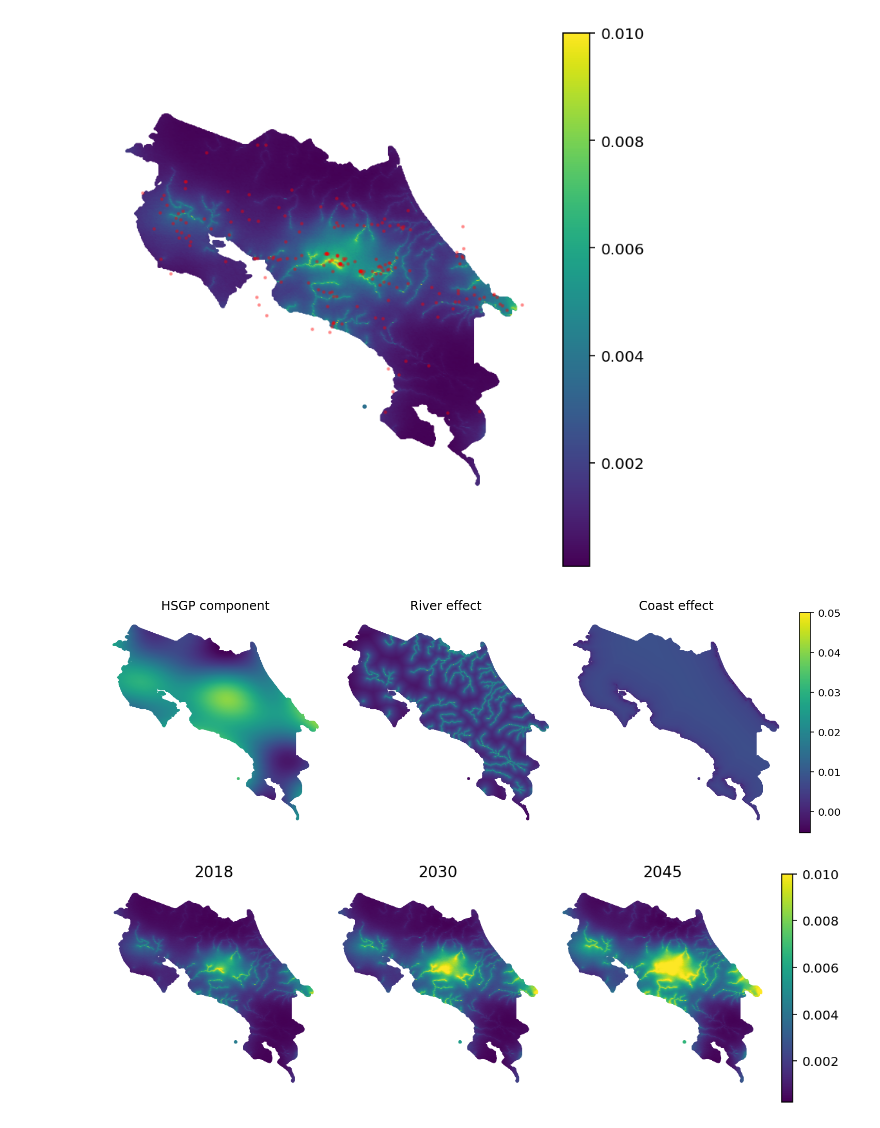
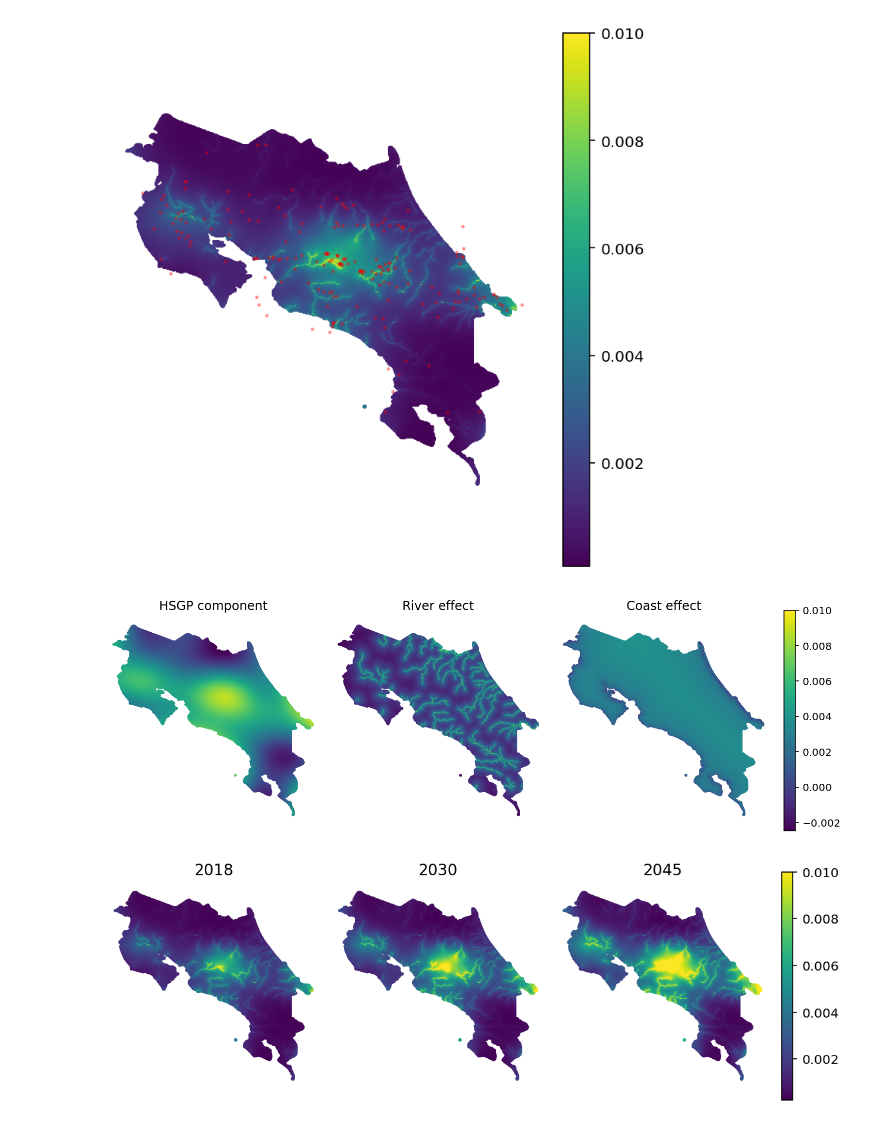
Before and after one commit to jessegrabowski/laos-climate-change, a Jupyter notebook: notebooks/final_paper/05b_geo_model_central_america.ipynb, the cells around one changed output. Drawn from its saved outputs; the diff is of its cells as text; code cells hidden in the pictures.

```diff
--- a/notebooks/final_paper/05b_geo_model_central_america.ipynb
+++ b/notebooks/final_paper/05b_geo_model_central_america.ipynb
@@ -750,7 +751,7 @@ for var in ["HSGP_component", "river_effect",'coast_effect']:
                                                             / model_full_pred_country_gpd[2018]['y_hat']['y_hat'].sum(), )
 
     model_full_pred_country_gpd[2018][var] = model_full_pred_country_gpd[2018][var].assign(
-    propor_decomp = model_full_pred_country_gpd[2018][var]['norm'] *freq_pred , inplace =True)
+    propor_decomp = model_full_pred_country_gpd[2018][var]['norm'] , inplace =True)
 # %%
 #Plot the predictions
 fig, ax = plt.subplots(figsize=(5, 5), dpi= 144 )
@@ -767,26 +768,26 @@ ax.set_yticks([])
 # %%
 fig, axes = plt.subplots(1,3,figsize=(10, 6), dpi= 144 )
 
 var_list = ["HSGP_component", "river_effect","coast_effect"]
 title_dict = {"HSGP_component": "HSGP component", "river_effect": "River effect","coast_effect": "Coast effect"}
 legen_list = [False, False, True]
 
 for var, n in zip(var_list, [0,1,2] ):
     model_full_pred_country_gpd[2018][var].plot('propor_decomp',
                                                 legend= legen_list[n],
                                                 ax = axes[n],
-                                                markersize =1.5, vmax = 0.05,
+                                                markersize =1.5, vmax = 0.01,
                                                 legend_kwds={
                                                          "shrink": 0.5,    # scale down the colorbar (0.3–0.8 usually works well)
                                                          "aspect": 20,     # make it thinner
                                                 }
                                                )
     axes[n].set_xticks([])
     axes[n].set_yticks([])
     axes[n].set_title(title_dict[var])
 # fig.savefig("figures_and_plots/results/decomposed_effect_cr.png",  bbox_inches="tight",);
 # %% [output]
-[figure, old version]
+[figure, new version]
 # %%
 fig, axes = plt.subplots(1,3,figsize=(8, 5), dpi= 144 )
 axes = axes.flatten()
```
Also changed, not shown: parts of 3 cells of this notebook, 3 other files.
